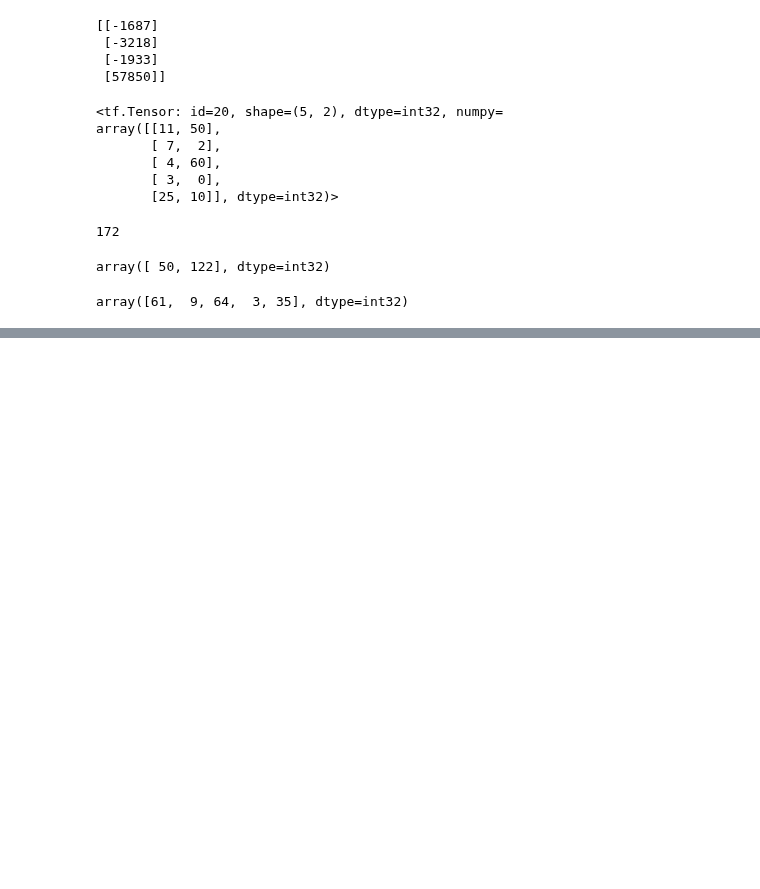
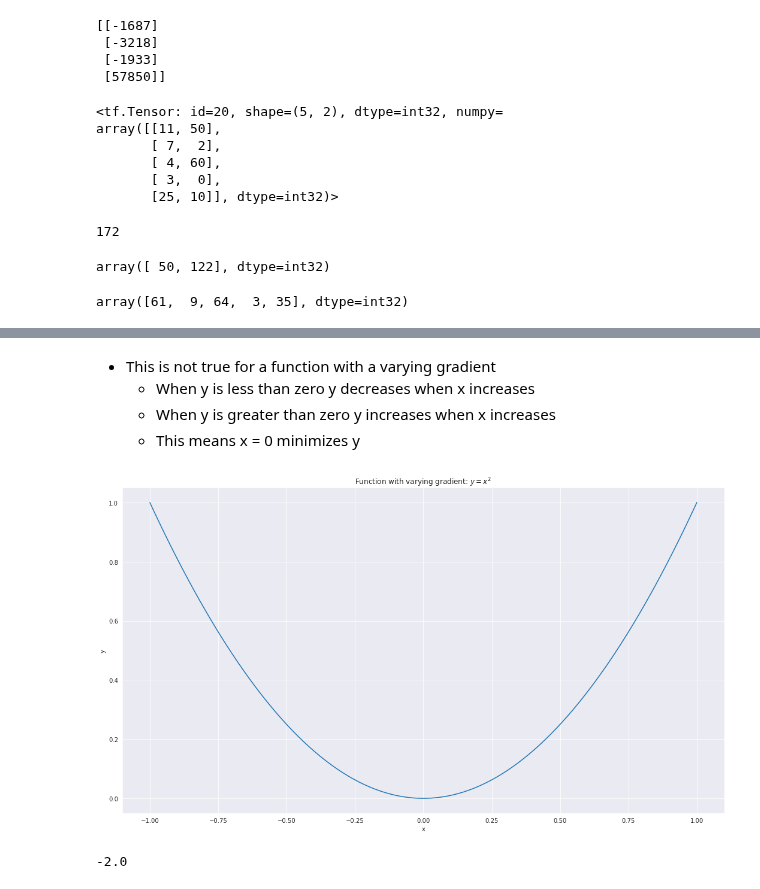
Before and after one commit to MikSm1th/datacamp_notes, a Jupyter notebook: tensor_flow/1_into_to_tensorflow.ipynb, the cells around one changed output, grey strips where cells are left out. Drawn from its saved outputs; the diff is of its cells as text; code cells hidden in the pictures; blank space fills up the shorter version.

```diff
--- a/tensor_flow/1_into_to_tensorflow.ipynb
+++ b/tensor_flow/1_into_to_tensorflow.ipynb
@@ -107,0 +121,14 @@ array([61,  9, 64,  3, 35], dtype=int32)
+# %% [markdown]
+- This is not true for a function with a varying gradient
+    - When y is less than zero y decreases when x increases
+    - When y is greater than zero y increases when x increases
+    - This means x = 0 minimizes y
+# %%
+x = np.linspace(-1, 1, 200)
+y = x**2
+plt.plot(x,y);
+plt.xlabel('x');
+plt.ylabel('y');
+plt.title('Function with varying gradient: $y = x^2$');
+# %% [output]
+[figure, added]
@@ -107,0 +144,6 @@ array([61,  9, 64,  3, 35], dtype=int32)
+# %%
+# Evaluate the gradient of y at x = -1
+g = tape.gradient(y, x)
+print(g.numpy())
+# %% [output]
+-2.0
```
Also changed, not shown: parts of 4 cells of this notebook.
